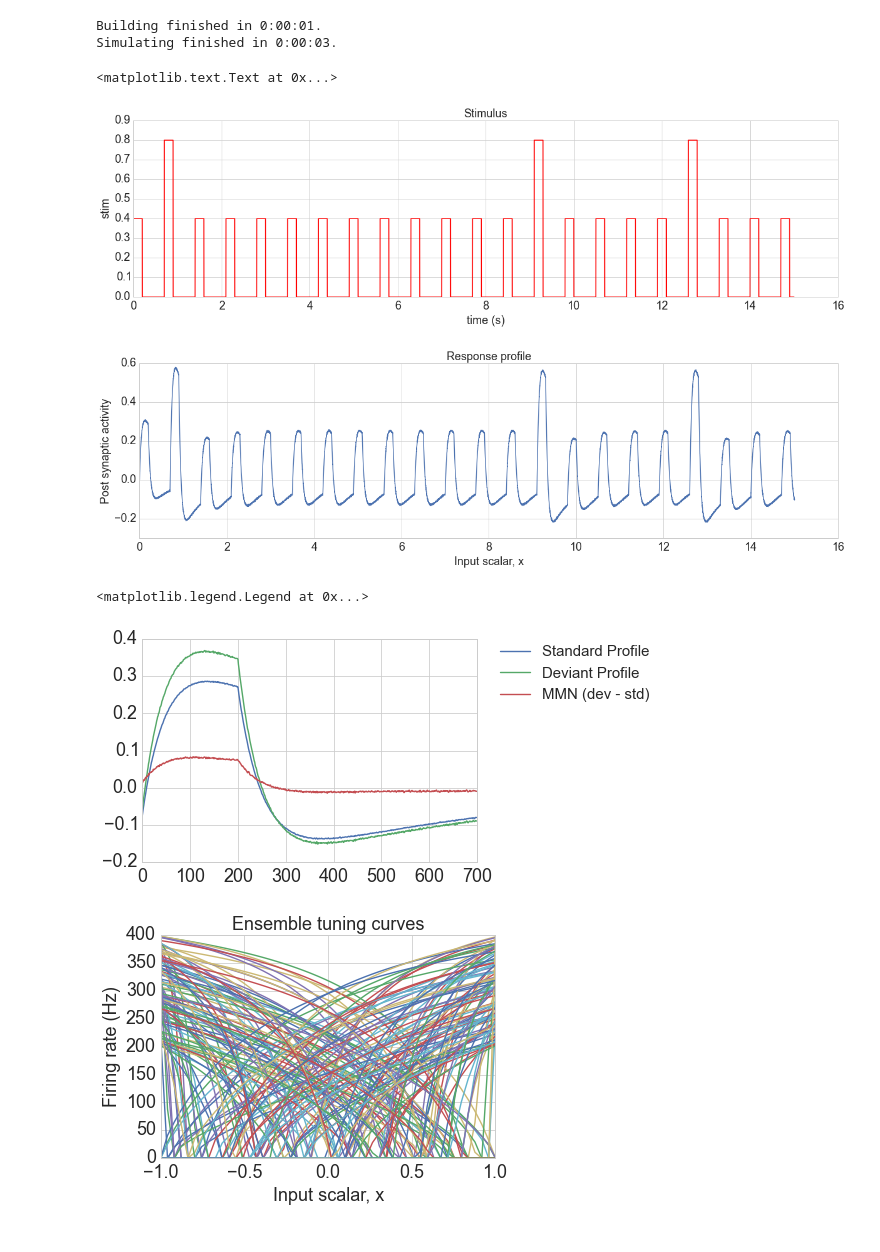
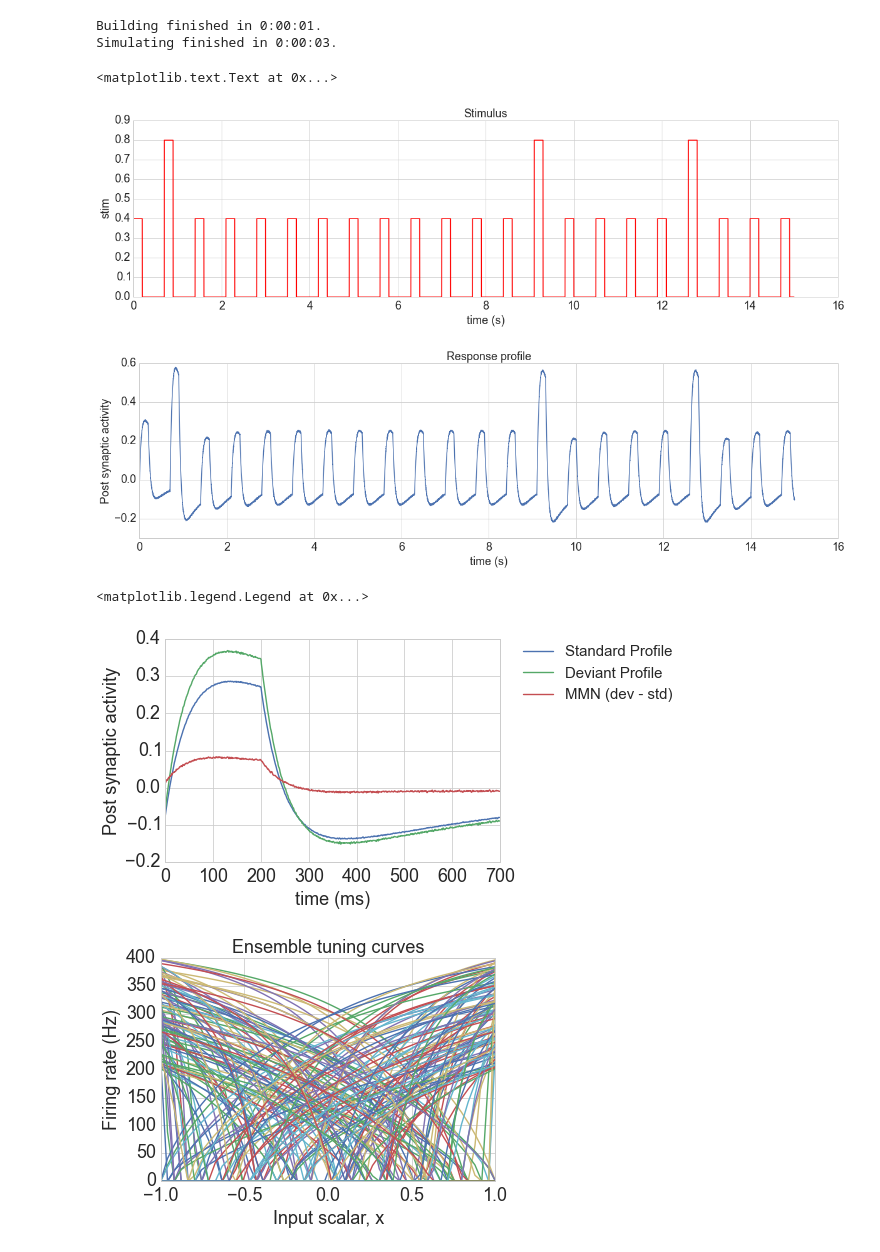
Before and after one commit to s72sue/oddball, a Jupyter notebook: MMN.ipynb, the cells around one changed output. Drawn from its saved outputs; the diff is of its cells as text; code cells hidden in the pictures.

```diff
--- a/MMN.ipynb
+++ b/MMN.ipynb
@@ -107,13 +107,13 @@ plt.title("Stimulus")
 plt.figure(figsize=(20,5))
 plt.plot(t, sim.data[result_p])
 plt.ylabel("Post synaptic activity")
-plt.xlabel("Input scalar, x")
+plt.xlabel("time (s)")
 plt.title("Response profile")
 #plt.xlim(350, 360)
 # %% [output]
 <matplotlib.text.Text at 0x...>
 [figure]
-[figure, old version]
+[figure, new version]
 # %%
 ## Post Processing
 data = sim.data[result_p]
@@ -128,34 +128,36 @@ for x in dev_trials:
     if x>num_trials:
         dev_trials.remove(x)
 
 for y in std_trials:
     if y>num_trials:
         std_trials.remove(y)
 
 #print "Number of trials: ", num_trials
 #print "Number of deviant trials: ", len(dev_trials)
 #print "Number of standard trials: ", len(std_trials)
 
 trial_data = trial_data.reshape(num_trials, int(trial_len*1000))
 dev_data = trial_data[np.where(dev_trials)]
 std_data = trial_data[np.where(std_trials)]
 
 #print len(dev_data)
 #print len(std_data)
 
 avg_dev_data = np.average(dev_data, axis=0)
 avg_std_data = np.average(std_data, axis=0)
 
 mmn = avg_dev_data-avg_std_data
 
 plt.figure()
 plt.plot(range(700), avg_std_data)
 plt.plot(range(700), avg_dev_data)
 plt.plot(range(700), mmn)
+plt.ylabel("Post synaptic activity")
+plt.xlabel("time (ms)")
 plt.legend(["Standard Profile","Deviant Profile","MMN (dev - std)"] , bbox_to_anchor=(1.05, 1), loc=2, borderaxespad=0.0)
 # %% [output]
 <matplotlib.legend.Legend at 0x...>
-[figure, old version]
+[figure, new version]
 # %%
 # plot ensemble tuning curves
 with sim:
```
